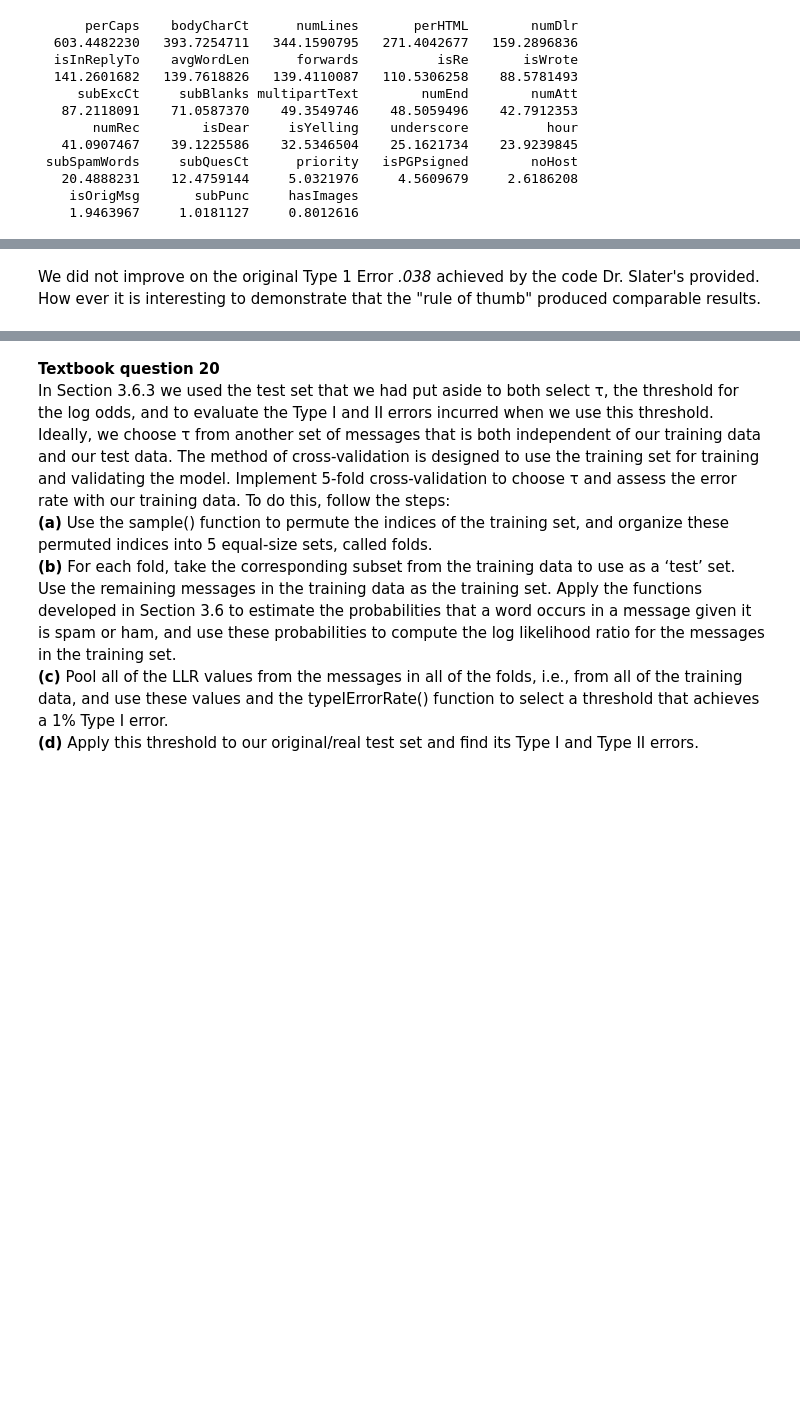
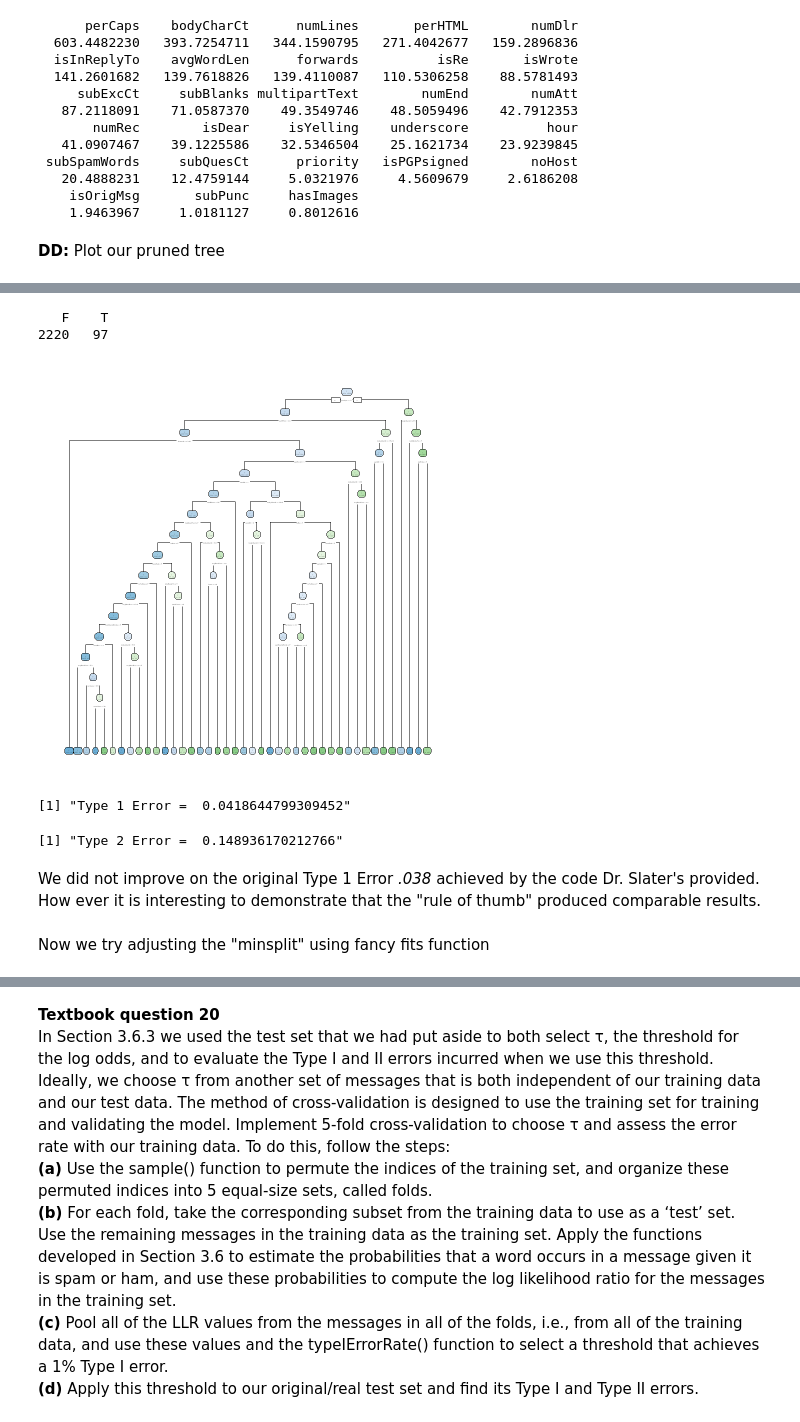
Before and after one commit to davxdan/Quantifying-The-World, a Jupyter notebook: Case Study 3/lJiang_kRollins_dDavieauCaseStudy3.ipynb, the cells around one changed output, grey strips where cells are left out. Drawn from its saved outputs; the diff is of its cells as text; code cells hidden in the pictures; blank space fills up the shorter version.

```diff
--- a/Case Study 3/lJiang_kRollins_dDavieauCaseStudy3.ipynb
+++ b/Case Study 3/lJiang_kRollins_dDavieauCaseStudy3.ipynb
@@ -1722,0 +1575,13 @@ errs
+# %% [markdown]
+__DD:__ Plot our pruned tree
+# %%
+rpart.plot(rpartFitCpExperiment, extra = 1)
+predictions = predict(rpartFitCpExperiment,
+       newdata = testDF[, names(testDF) != "isSpam"],
+       type = "class")
+
+predsForHam = predictions[ testDF$isSpam == "F" ]
+summary(predsForHam)
+
+predsForSpam = predictions[ testDF$isSpam == "T" ]
+# %% [output]
@@ -1723,2 +1590,13 @@ errs
+   F    T
+2220   97
+[figure, added]
+# %%
+paste("Type 1 Error = ",(sum(predsForHam == "T") / length(predsForHam)))
+paste("Type 2 Error = ",(sum(predsForSpam == "F") / length(predsForSpam)))
+# %% [output]
+[1] "Type 1 Error =  0.0418644799309452"
+[1] "Type 2 Error =  0.148936170212766"
 # %% [markdown]
 We did not improve on the original Type 1 Error _.038_ achieved by the code Dr. Slater's provided. How ever it is interesting to demonstrate that the "rule of thumb" produced comparable results.
+# %% [markdown]
+Now we try adjusting the "minsplit" using fancy fits function
```
Also changed, not shown: parts of 12 cells of this notebook.
